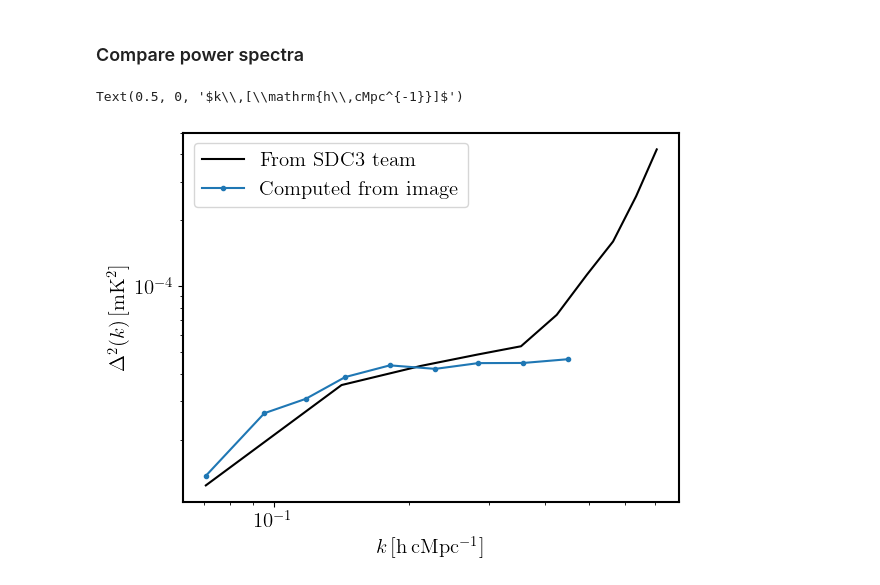
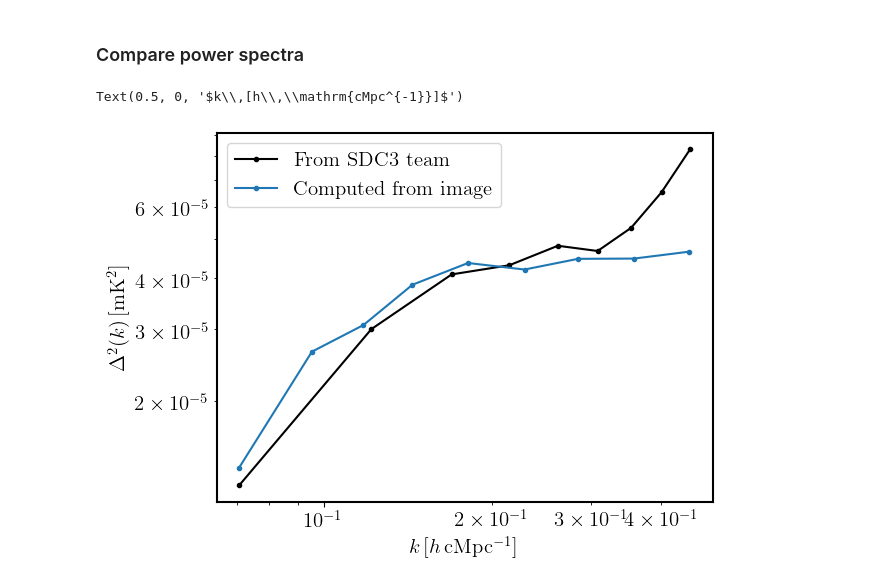
Before and after one commit to guotsuan/science-testcases-srcnetv01, a Jupyter notebook: SWF-008-T1/test_swf008_v0.ipynb, the cells around one changed output. Cells and saved outputs as stored; diff of their text form; code cells hidden in the pictures.

```diff
--- a/SWF-008-T1/test_swf008_v0.ipynb
+++ b/SWF-008-T1/test_swf008_v0.ipynb
@@ -394,6 +387,7 @@ weighting = 'msn'
 reduced_psf_file = f'TestDataset.{weighting}_psf_reduced.fits'
 if os.path.exists(reduced_psf_file):
     hdu = fits.open(reduced_psf_file)
+    du = abs(hdu[0].header['CDELT1'])
     assert hdu[0].data.shape[0] == spw_range.size
     hdu.close()
 else:
@@ -469,8 +458,8 @@ w_kbins, pspec_1d_from_file = cyl_to_sph(pspec_2d_from_file.value, kperp_bins, k
 2. Computed from the image
 # %%
 eor_bin_list = pspec.EorBinList(w_cube.freqs)
-# Create an EoR bin 122-134 MHz with a 120-136MHz range for the FG fitting
-eor_bin_list.add_freq(1, 166, 181, 120, 136)
+# Create an EoR bin 166-181 MHz with the same range for the FG fitting
+eor_bin_list.add_freq(1, 166, 181, 166, 181)
 eor = eor_bin_list.get(1)
 # %%
 # Create a PS configuration
@@ -509,13 +498,15 @@ ax = plt.gca()
 [figure]
 # %% [markdown]
 ### Compare power spectra
+# %%
+w_kbins, pspec_1d_from_file = cyl_to_sph(pspec_2d_from_file.value, kperp_bins, kpara_bins, kbins=ps3d.k_mean)
 # %%
 plt.figure()
-plt.loglog(kbins, w_kbins**3 * pspec_1d_from_file / 2./ np.pi**2, color='k', label='From SDC3 team')
+plt.loglog(w_kbins, w_kbins**3 * pspec_1d_from_file / 2./ np.pi**2, color='k', label='From SDC3 team', marker='.')
 plt.loglog(ps3d.k_mean, ps3d.data, label='Computed from image', marker='.')
 plt.legend()
 plt.ylabel(r'$\Delta^2 (k)\,[\mathrm{mK}^2]$')
-plt.xlabel(r'$k\,[\mathrm{h\,cMpc^{-1}}]$')
+plt.xlabel(r'$k\,[h\,\mathrm{cMpc^{-1}}]$')
 # %% [output]
-Text(0.5, 0, '$k\\,[\\mathrm{h\\,cMpc^{-1}}]$')
+Text(0.5, 0, '$k\\,[h\\,\\mathrm{cMpc^{-1}}]$')
-[figure, old version]
+[figure, new version]
```
Also changed, not shown: parts of 3 cells of this notebook.
